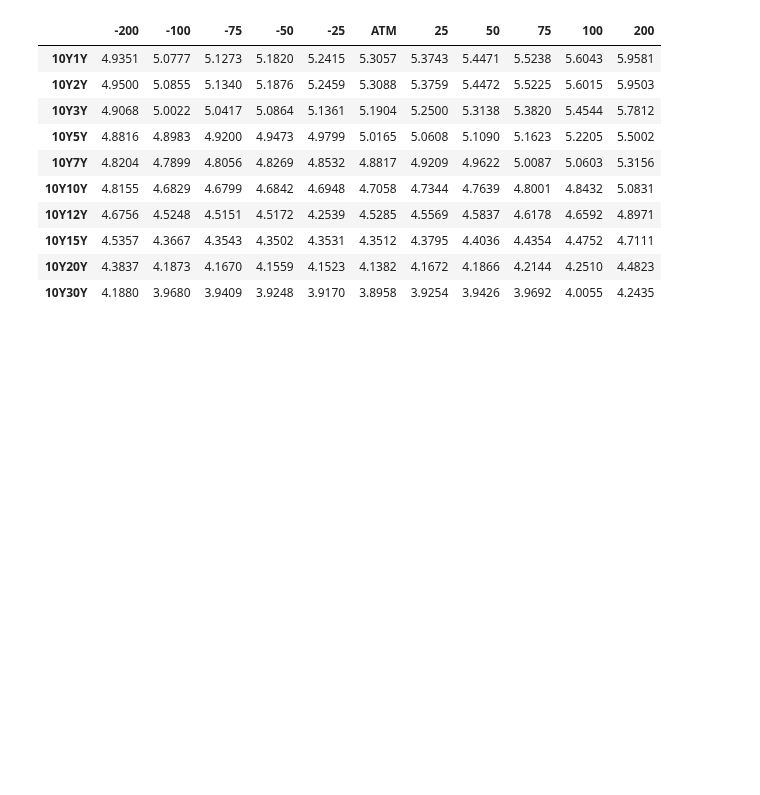
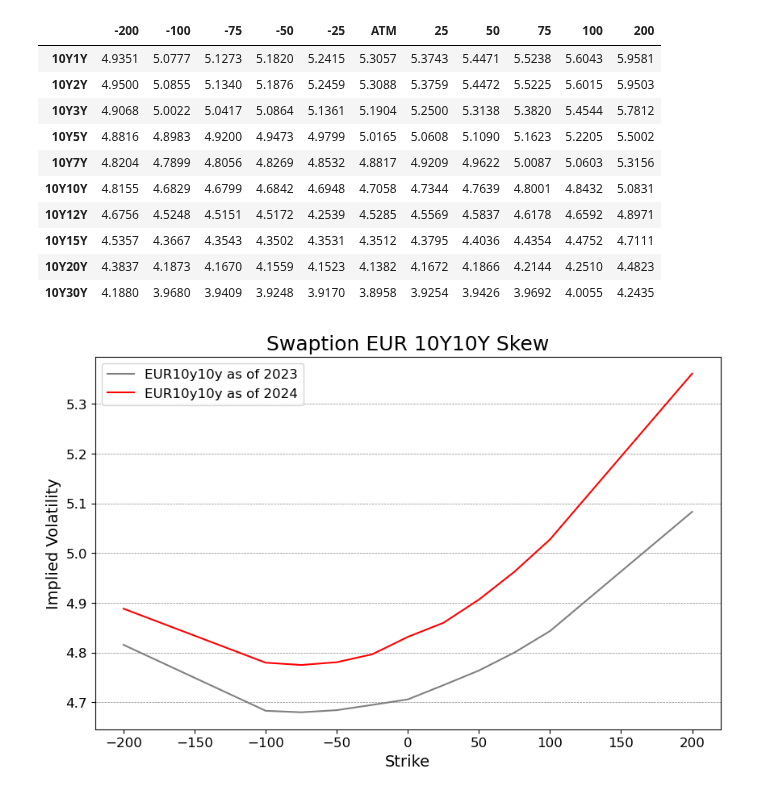
Before and after one commit to NannaOhrt/master_thesis, a Jupyter notebook: main/code/swaption_skew.ipynb, the cells around one changed output. Saved outputs shown, nothing was run; the diff lists cells and outputs as text; code cells hidden in the pictures; blank space fills up the shorter version.

Commit message:
skew plot 10y10y EUR

```diff
--- a/main/code/swaption_skew.ipynb
+++ b/main/code/swaption_skew.ipynb
@@ -58,3 +59,26 @@ df_OTM_2023
 | 10Y15Y | 4.5357 | 4.3667 | 4.3543 | 4.3502 | 4.3531 | 4.3512 | 4.3795 | 4.4036 | 4.4354 | 4.4752 | 4.7111 |
 | 10Y20Y | 4.3837 | 4.1873 | 4.1670 | 4.1559 | 4.1523 | 4.1382 | 4.1672 | 4.1866 | 4.2144 | 4.2510 | 4.4823 |
 | 10Y30Y | 4.1880 | 3.9680 | 3.9409 | 3.9248 | 3.9170 | 3.8958 | 3.9254 | 3.9426 | 3.9692 | 4.0055 | 4.2435 |
+# %%
+# Extract the '10Y10Y' row from the original dataframe
+ten_y_ten_y_2023 = df_OTM_2023.loc['10Y10Y']
+ten_y_ten_y_2024 = df_OTM_2024.loc['10Y10Y']
+
+# Convert indices to integer deltas (spread measure in bps)
+OTM_10Y10Y_2023 = ten_y_ten_y_2023.index.str.replace('ATM', '0').astype(int)
+OTM_10Y10Y_2024 = ten_y_ten_y_2024.index.str.replace('ATM', '0').astype(int)
+
+
+plt.figure(figsize=(10, 6))
+plt.plot(OTM_10Y10Y_2023, ten_y_ten_y_2023.values, color='grey', label='EUR10y10y as of 2023')
+plt.plot(OTM_10Y10Y_2024, ten_y_ten_y_2024.values, color='red',  label='EUR10y10y as of 2024')
+plt.title('Swaption EUR 10Y10Y Skew', fontsize=18)
+plt.xlabel('Strike', fontsize=14)
+plt.ylabel('Implied Volatility', fontsize=14)
+plt.xticks(fontsize=12)
+plt.yticks(fontsize=12)
+plt.grid(axis='y', color='gray', linestyle='--', linewidth=0.5)
+plt.legend(fontsize=12)
+plt.show()
+# %% [output]
+[figure, added]
```
Also changed, not shown: parts of 3 cells of this notebook.
